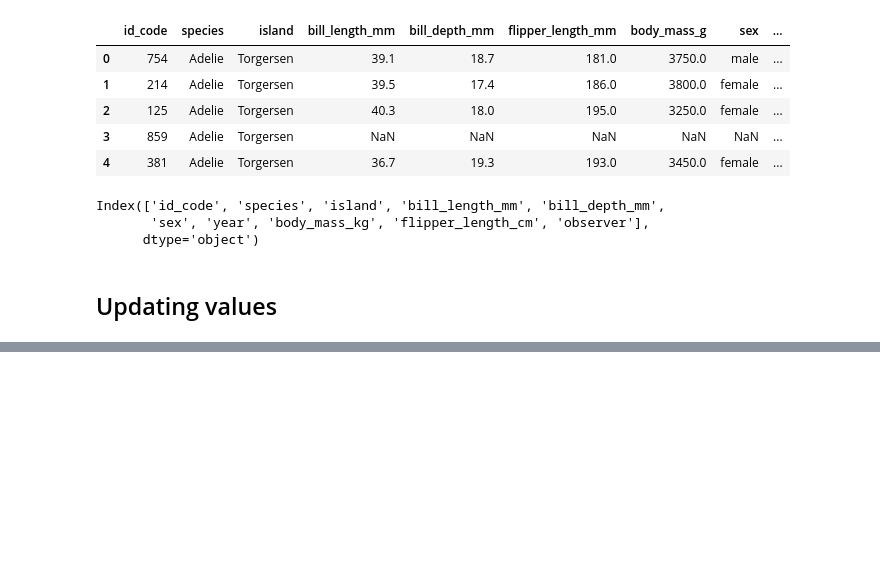
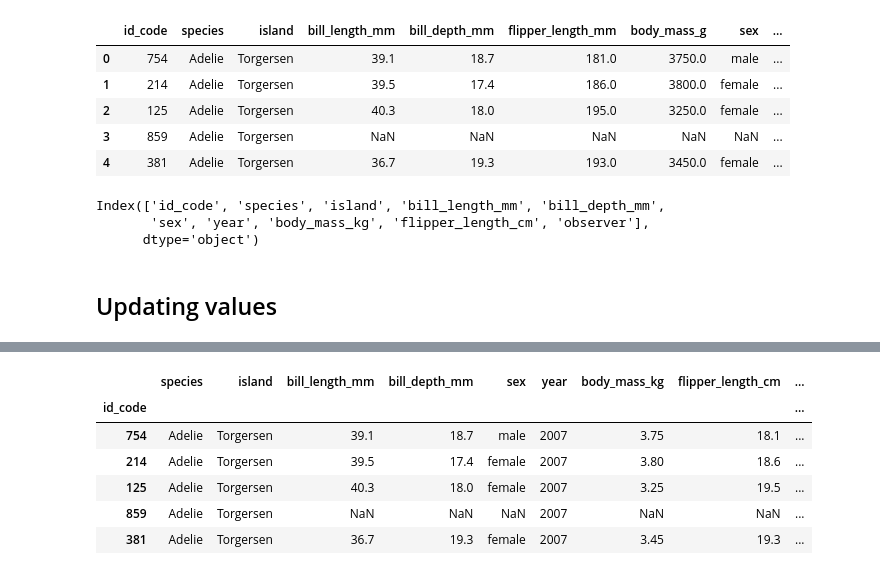
Before and after one commit to vedikaS-byte/eds-220-2025-in-class, a Jupyter notebook: week2-updating-dataframes.ipynb, the cells around one changed output, grey strips where cells are left out. Drawn from its saved outputs; the diff is of its cells as text; code cells hidden in the pictures; blank space fills up the shorter version.

Commit message:
Finished updating dataframes excersise

```diff
--- a/week2-updating-dataframes.ipynb
+++ b/week2-updating-dataframes.ipynb
@@ -81,0 +88,2 @@ Index(['id_code', 'species', 'island', 'bill_length_mm', 'bill_depth_mm',
+# %%
+penguins = penguins.set_index("id_code")
@@ -81,0 +95,3 @@ Index(['id_code', 'species', 'island', 'bill_length_mm', 'bill_depth_mm',
+# %%
+## Update this value
+penguins.at[859, "bill_length_mm"] = 38.3
@@ -81,0 +118,3 @@ Index(['id_code', 'species', 'island', 'bill_length_mm', 'bill_depth_mm',
+# %%
+# Location of bill_length
+pengiuns_index = penguins.columns.get_loc("bill_length_mm")
@@ -81,0 +123,3 @@ Index(['id_code', 'species', 'island', 'bill_length_mm', 'bill_depth_mm',
+# %%
+penguins.iat[3, pengiuns_index] = np.nan
+penguins.iloc[3]
@@ -81,0 +146,19 @@ Index(['id_code', 'species', 'island', 'bill_length_mm', 'bill_depth_mm',
+# %%
+conditions = [penguins.body_mass_kg < 3,
+             (3 <= penguins.body_mass_kg) & (penguins.body_mass_kg < 5),
+             5 <= penguins.body_mass_kg]
+
+# create a list with the choices
+choices = ["small", "medium", "large"]
+
+# add teh selections using np.select
+penguins["size"] = np.select(conditions, choices, default = np.nan)
+penguins.head()
+# %% [output]
+|  | species | island | bill_length_mm | bill_depth_mm | sex | year | body_mass_kg | flipper_length_cm | ... |
+| id_code |  |  |  |  |  |  |  |  | ... |
+| 754 | Adelie | Torgersen | 39.1 | 18.7 | male | 2007 | 3.75 | 18.1 | ... |
+| 214 | Adelie | Torgersen | 39.5 | 17.4 | female | 2007 | 3.80 | 18.6 | ... |
+| 125 | Adelie | Torgersen | 40.3 | 18.0 | female | 2007 | 3.25 | 19.5 | ... |
+| 859 | Adelie | Torgersen | NaN | NaN | NaN | 2007 | NaN | NaN | ... |
+| 381 | Adelie | Torgersen | 36.7 | 19.3 | female | 2007 | 3.45 | 19.3 | ... |
```
Also changed, not shown: parts of 18 cells of this notebook.
